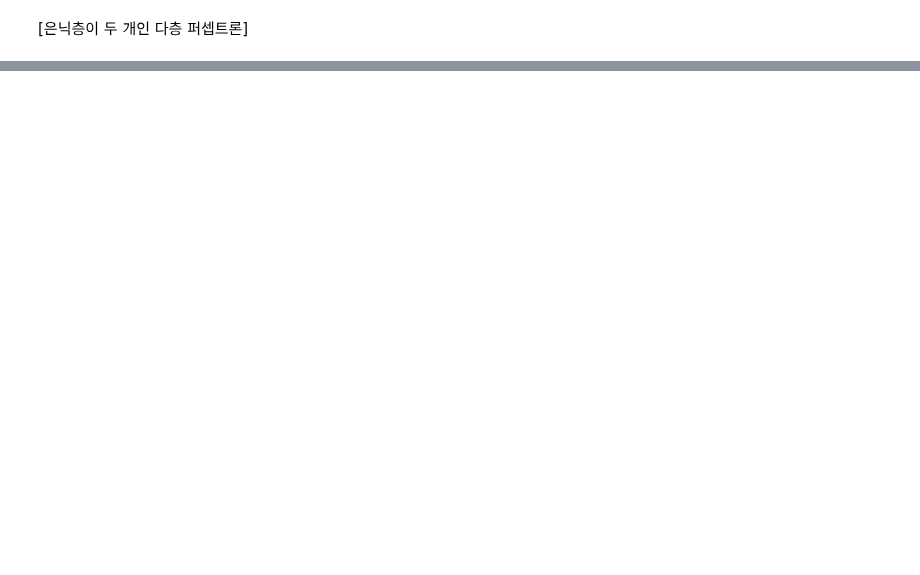
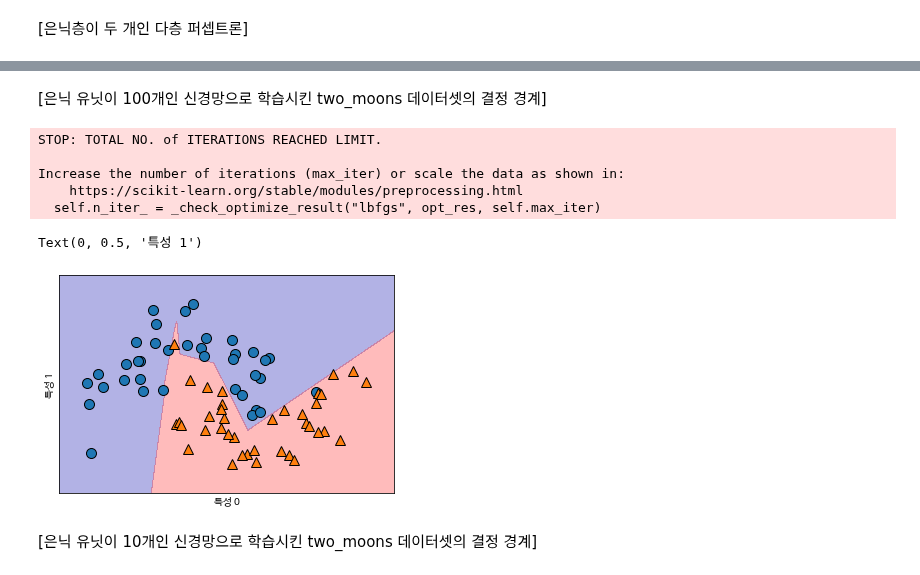
Before and after one commit to junes7/python_machine_learning, a Jupyter notebook: Neural Network(Deep Learning).ipynb, the cells around one changed output, grey strips where cells are left out. Cells and saved outputs as stored; diff of their text form; code cells hidden in the pictures; blank space fills up the shorter version.

Commit message:
study how to plot decision boundaries of two_moons datasets which trained by neural networks with hidden units

```diff
--- a/Neural Network(Deep Learning).ipynb
+++ b/Neural Network(Deep Learning).ipynb
@@ -36,0 +39,11 @@ mglearn.plots.plot_two_hidden_layer_graph()
+# %%
+from sklearn.neural_network import MLPClassifier
+from sklearn.model_selection import train_test_split
+from sklearn.datasets import make_moons
+X, y = make_moons(n_samples=100, noise=0.25, random_state=3)
+X_train, X_test, y_train, y_test = train_test_split(X, y, stratify=y, random_state=42)
+mlp = MLPClassifier(solver='lbfgs', random_state=0).fit(X_train, y_train)
+mglearn.plots.plot_2d_separator(mlp, X_train, fill=True, alpha=.3)
+mglearn.discrete_scatter(X_train[:, 0], X_train[:, 1], y_train)
+plt.xlabel("특성 0")
+plt.ylabel("특성 1")
@@ -36,0 +53,19 @@ mglearn.plots.plot_two_hidden_layer_graph()
+# %% [markdown]
+[은닉 유닛이 100개인 신경망으로 학습시킨 two_moons 데이터셋의 결정 경계]
+# %%
+mlp = MLPClassifier(solver='lbfgs', random_state=0, hidden_layer_sizes=[10])
+mlp.fit(X_train, y_train)
+mglearn.plots.plot_2d_separator(mlp, X_train, fill=True, alpha=.3)
+mglearn.discrete_scatter(X_train[:, 0], X_train[:, 1], y_train)
+plt.xlabel("특성 0")
+plt.ylabel("특성 1")
+# %% [output]
+STOP: TOTAL NO. of ITERATIONS REACHED LIMIT.
+
+Increase the number of iterations (max_iter) or scale the data as shown in:
+    https://scikit-learn.org/stable/modules/preprocessing.html
+  self.n_iter_ = _check_optimize_result("lbfgs", opt_res, self.max_iter)
+Text(0, 0.5, '특성 1')
+[figure, added]
+# %% [markdown]
+[은닉 유닛이 10개인 신경망으로 학습시킨 two_moons 데이터셋의 결정 경계]
```
Also changed, not shown: parts of 2 cells of this notebook, 1 other file.
